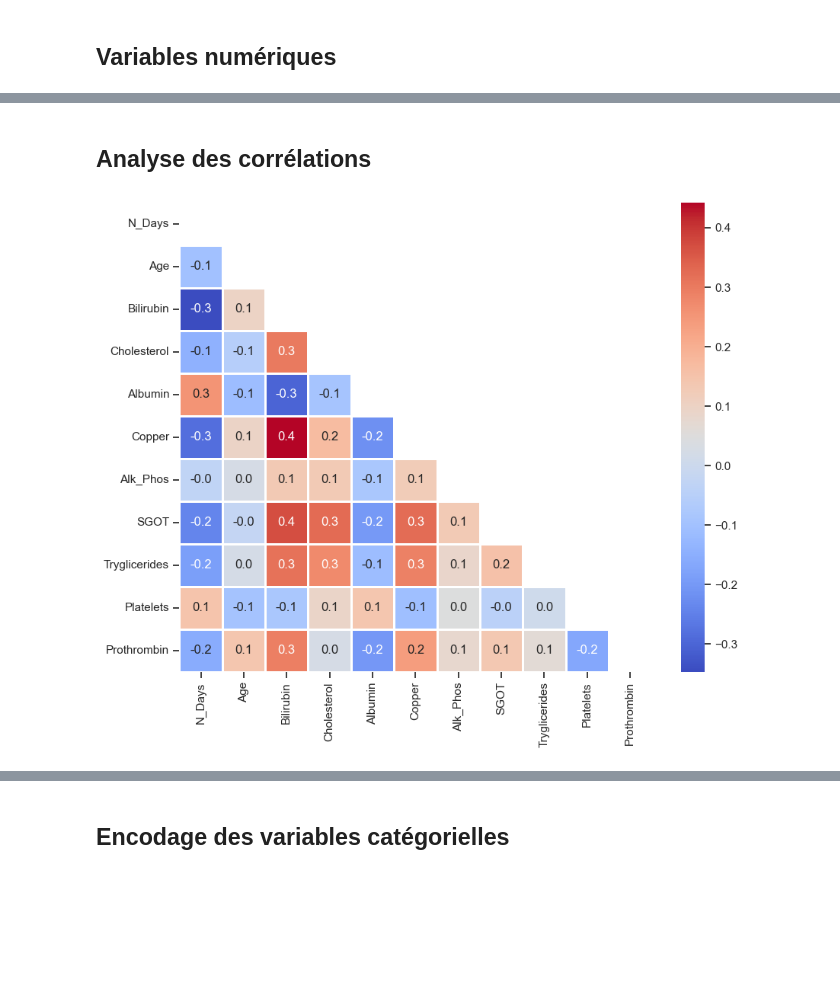
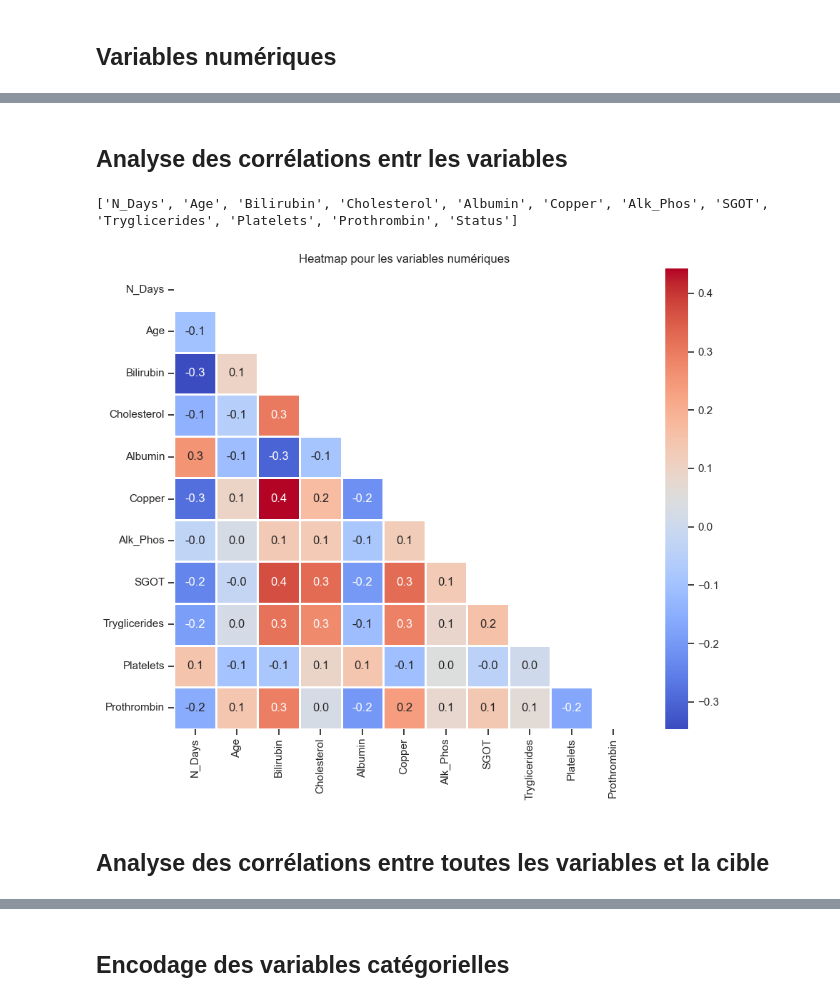
Before and after one commit to Belette73/Prediction-of-Cirrhosis-Outcomes, a Jupyter notebook: fred/Data Exploration2.ipynb, the cells around one changed output, grey strips where cells are left out. Drawn from its saved outputs; the diff is of its cells as text; code cells hidden in the pictures; blank space fills up the shorter version.

```diff
--- a/fred/Data Exploration2.ipynb
+++ b/fred/Data Exploration2.ipynb
@@ -287,5 +311,22 @@ marker_colors = colors,  # Couleur de chaque partie du camembert
                       ))
 fig.show;
 """
+# %%
+num_cols_bis = num_cols.copy()
+num_cols_bis.remove('Stage')
 # %% [markdown]
 ## Variables numériques
+# %%
+sns.set_theme(context='talk', style='whitegrid')
+
+plt.figure(figsize=(18,len(num_cols)*5))
+
+for idx,column in enumerate(num_cols):
+        ax = plt.subplot((len(num_cols)//2+1),2,idx+1)
+        #ax.set_xscale("log")
+
+        # Plot the orbital period with horizontal boxes
+        sns.violinplot(
+        df_train[num_cols], x=column, ax =ax)
+        plt.title(f" Répartition de la variable : '{column}'" + "\n" )
+        #ax.set_yticks([0,1,2])
@@ -292,10 +335,10 @@ fig.show;
 # %%
 sns.set_theme(style="ticks")
 
-plt.figure(figsize=(20,len(num_cols)*4))
+plt.figure(figsize=(20,len(num_cols_bis)*4))
 
-for idx,column in enumerate(num_cols):
-        ax = plt.subplot((len(num_cols)//2)+1,2,idx+1)
+for idx,column in enumerate(num_cols_bis):
+        ax = plt.subplot((len(num_cols_bis)//2+1),2,idx+1)
         #ax.set_xscale("log")
 
         # Plot the orbital period with horizontal boxes
@@ -320,12 +363,25 @@ plt.show();
+# %%
+num_cols_bis.append('Status')
 # %% [markdown]
-## Analyse des corrélations
+## Analyse des corrélations entr les variables
 # %%
 import numpy as np
+print(num_cols_bis)
+corr = df_train[num_cols_bis].corr(numeric_only=True)
+fig, ax = plt.subplots(figsize=(10,8))
 
-corr = df_train[num_cols].corr(numeric_only=True)
-fig, ax = plt.subplots(figsize=(10,8))
-mask= np.triu(np.ones_like(corr))
-sns.heatmap(corr, annot=True,fmt=".1f", ax=ax, linewidths=1, mask=mask,cmap='coolwarm');
+mask= np.triu(np.ones_like(corr,dtype=bool))  #masque pour le triangle supérieur droit
+
+sns.heatmap(corr, annot=True,fmt=".1f", ax=ax, linewidths=1,
+            square=True, #forcer les cellules à être carrées
+            mask=mask,
+            cmap='coolwarm' # Utiliser une carte de couleurs divergent
+           )
+plt.title("Heatmap pour les variables numériques")
+plt.tight_layout()
 plt.show();
 # %% [output]
+['N_Days', 'Age', 'Bilirubin', 'Cholesterol', 'Albumin', 'Copper', 'Alk_Phos', 'SGOT', 'Tryglicerides', 'Platelets', 'Prothrombin', 'Status']
-[figure, old version]
+[figure, new version]
+# %% [markdown]
+## Analyse des corrélations entre toutes les variables et la cible
```
Also changed, not shown: parts of 21 cells of this notebook, 2 other files.
